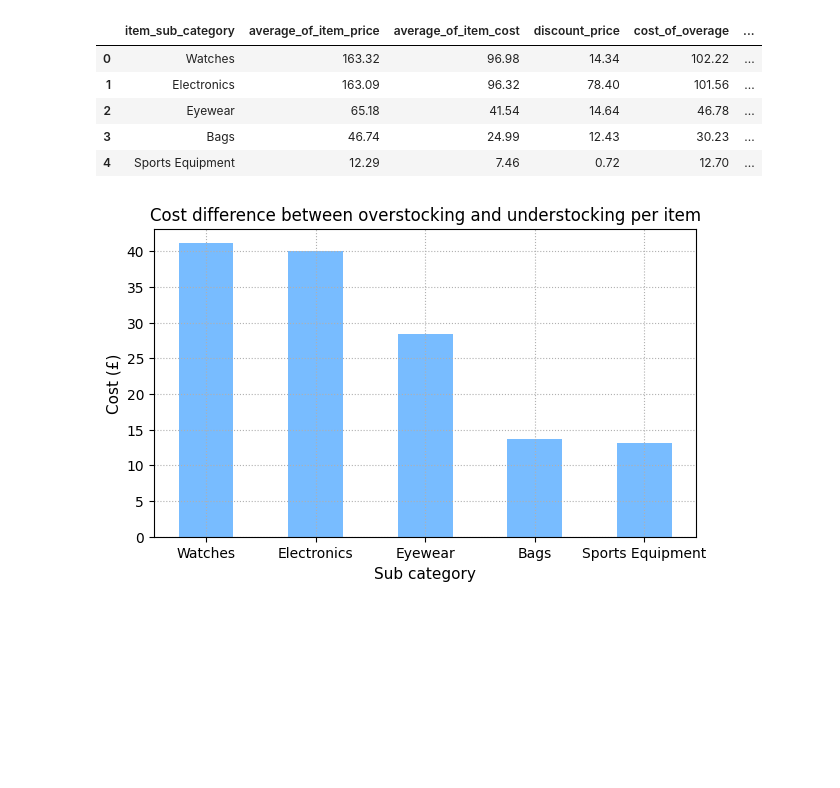
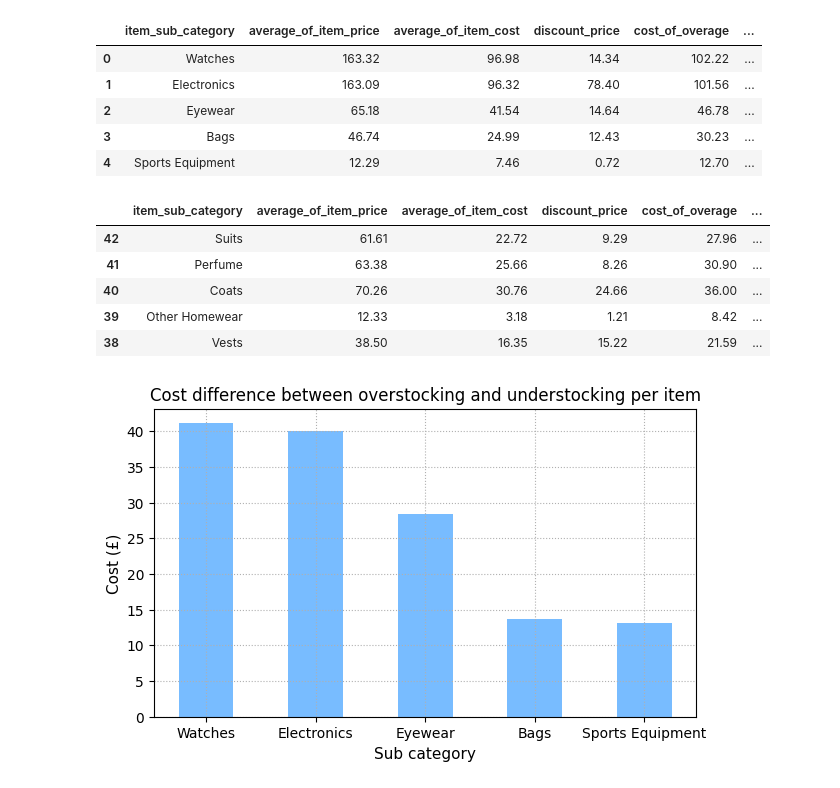
Before and after one commit to avarlotta/time-series-forecasting, a Jupyter notebook: subcat_forecast.ipynb, the cells around one changed output. Saved outputs shown, nothing was run; the diff lists cells and outputs as text; code cells hidden in the pictures; blank space fills up the shorter version.

Commit message:
Created table of negative difference between overstocking and understocking costs

```diff
--- a/subcat_forecast.ipynb
+++ b/subcat_forecast.ipynb
@@ -62,6 +62,15 @@ stock_df.head()
 | 2 | Eyewear | 65.18 | 41.54 | 14.64 | 46.78 | ... |
 | 3 | Bags | 46.74 | 24.99 | 12.43 | 30.23 | ... |
 | 4 | Sports Equipment | 12.29 | 7.46 | 0.72 | 12.70 | ... |
+# %%
+stock_df.tail().sort_values(by='difference', ascending=True)
+# %% [output]
+|  | item_sub_category | average_of_item_price | average_of_item_cost | discount_price | cost_of_overage | ... |
+| 42 | Suits | 61.61 | 22.72 | 9.29 | 27.96 | ... |
+| 41 | Perfume | 63.38 | 25.66 | 8.26 | 30.90 | ... |
+| 40 | Coats | 70.26 | 30.76 | 24.66 | 36.00 | ... |
+| 39 | Other Homewear | 12.33 | 3.18 | 1.21 | 8.42 | ... |
+| 38 | Vests | 38.50 | 16.35 | 15.22 | 21.59 | ... |
 # %%
 fig, axes = plt.subplots(figsize=(7, 4))
 axes.bar(stock_df['item_sub_category'][:5], stock_df['difference'][:5], alpha=0.6, color='dodgerblue', width=0.5)
```
Also changed, not shown: parts of 10 cells of this notebook.
